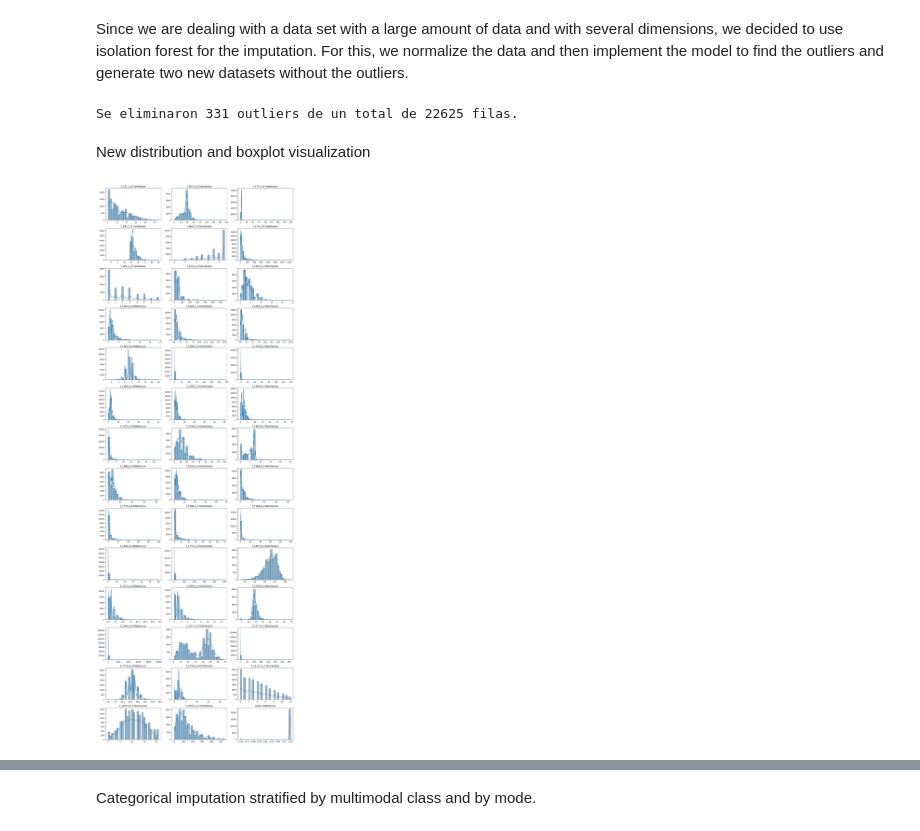
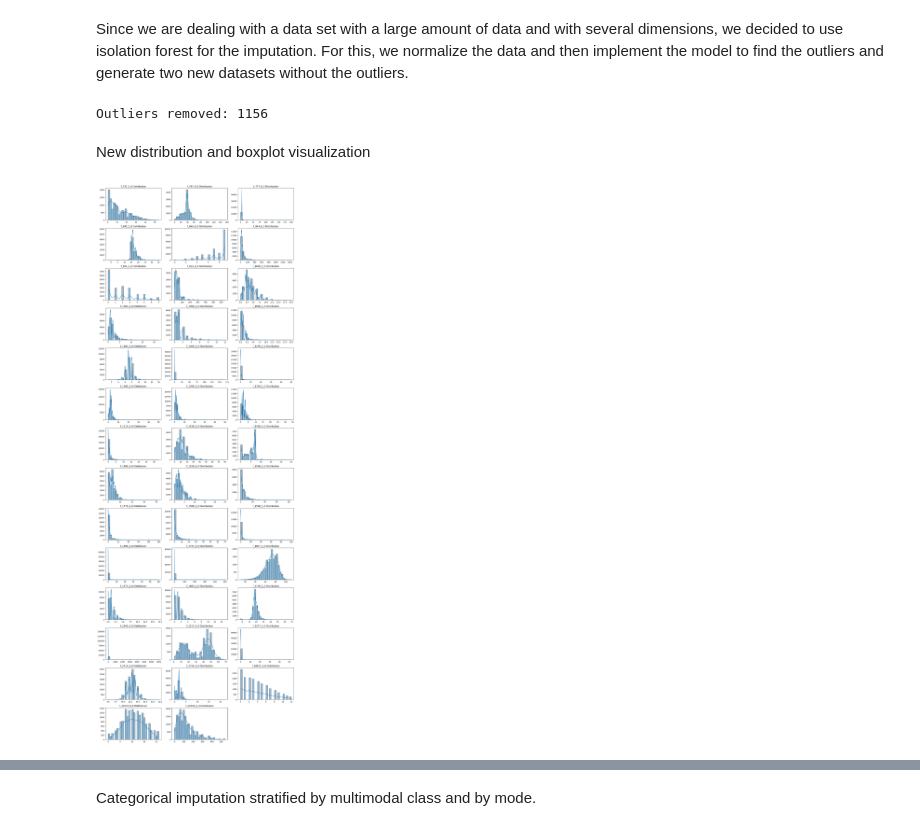
Before and after one commit to fsalamancar/Horizontal_UKB, a Jupyter notebook: touchscreen/touchscreen.ipynb, the cells around one changed output, grey strips where cells are left out. Saved outputs shown, nothing was run; the diff lists cells and outputs as text; code cells hidden in the pictures.

Commit message:
touchscreen problem solved, female study added

```diff
--- a/touchscreen/touchscreen.ipynb
+++ b/touchscreen/touchscreen.ipynb
@@ -862,9 +843,9 @@ No pairs were found with correlation above the threshold.
 Onehot encoding.
 # %%
 categorical_simple_nominal_onehot_df = onehot_encode_simple_nominal(
-    df=categorical_simple_nominal_df,
-    touchscreen_chars_df=touchscreen_chars_df,
-    touchscreen_cbkeys_df=touchscreen_cbkeys_df
+    categorical_simple_nominal_df,
+    touchscreen_chars_df,
+    touchscreen_cbkeys_df
 )
 
 categorical_simple_nominal_onehot_df.head()
@@ -1024,40 +1004,46 @@ create_boxplots(numeric_df, ncols=3)
 # %% [markdown]
 Since we are dealing with a data set with a large amount of data and with several dimensions, we decided to use isolation forest for the imputation. For this, we normalize the data and then implement the model to find the outliers and generate two new datasets without the outliers.
 # %%
-# Guardamos solo las variables numéricas sin 'eid'
-features_df = numeric_df.drop(columns=['eid'])
+numeric_clean_df, cat_mult_clean_df, cat_simple_ordinal_clean_df, cat_simple_nominal_onehot_clean_df = remove_outliers_and_align_datasets(
+    numeric_df,
+    categorical_multiple_onehot_df,
+    categorical_simple_ordinal_df,
+    categorical_simple_nominal_onehot_df
+)
 
-# Escalamos los datos
-scaler = StandardScaler()
-scaled_data = scaler.fit_transform(features_df)
+print(f"Outliers removed: {numeric_df.shape[0] - numeric_clean_df.shape[0]}")
+# # Guardamos solo las variables numéricas sin 'eid'
+# features_df = numeric_df.drop(columns=['eid'])
 
-# Creamos y entrenamos el modelo
-iso_forest = IsolationForest(contamination='auto', random_state=42)
-outlier_labels = iso_forest.fit_predict(scaled_data)
+# # Escalamos los datos
+# scaler = StandardScaler()
+# scaled_data = scaler.fit_transform(features_df)
 
-# Añadimos los resultados a numeric_df
-numeric_df['outlier'] = outlier_labels
+# # Creamos y entrenamos el modelo
+# iso_forest = IsolationForest(contamination='auto', random_state=42)
+# outlier_labels = iso_forest.fit_predict(scaled_data)
 
-# Obtenemos solo los índices de las filas NO outliers
-valid_indices = numeric_df[numeric_df['outlier'] == 1]['eid']
+# # Añadimos los resultados a numeric_df
+# numeric_df['outlier'] = outlier_labels
 
-# Filtramos ambos DataFrames usando esos 'eid'
-numeric_df_clean = numeric_df[numeric_df['eid'].isin(valid_indices)].drop(columns='outlier')
-categorical_multiple_df_clean = categorical_multiple_onehot_df[categorical_multiple_onehot_df['eid'].isin(valid_indices)]
-#categorical_simple_df_clean = categorical_simple_onehot_df[categorical_simple_onehot_df['eid'].isin(valid_indices)]
-categorical_multiple_onehot_df = categorical_multiple_onehot_df[categorical_multiple_onehot_df['eid'].isin(valid_indices)]
-categorical_simple_ordinal_df_clean = categorical_simple_ordinal_df[categorical_simple_ordinal_df['eid'].isin(valid_indices)]
-categorical_simple_nominal_df_clean = categorical_simple_nominal_df[categorical_simple_nominal_df['eid'].isin(valid_indices)]
+# # Obtenemos solo los índices de las filas NO outliers
+# valid_indices = numeric_df[numeric_df['outlier'] == 1]['eid']
 
-n_total = numeric_df.shape[0]
-n_removed = n_total - len(valid_indices)
-print(f'Se eliminaron {n_removed} outliers de un total de {n_total} filas.')
+# # Filtramos ambos DataFrames usando esos 'eid'
+# numeric_df_clean = numeric_df[numeric_df['eid'].isin(valid_indices)].drop(columns='outlier')
+# categorical_multiple_onehot_clean_df = categorical_multiple_onehot_df[categorical_multiple_onehot_df['eid'].isin(valid_indices)]
+# categorical_simple_ordinal_df_clean = categorical_simple_ordinal_df[categorical_simple_ordinal_df['eid'].isin(valid_indices)]
+# categorical_simple_nominal_onehot_clean_df = categorical_simple_nominal_onehot_df[categorical_simple_nominal_onehot_df['eid'].isin(valid_indices)]
+
+# n_total = numeric_df.shape[0]
+# n_removed = n_total - len(valid_indices)
+# print(f'Se eliminaron {n_removed} outliers de un total de {n_total} filas.')
 # %% [output]
-Se eliminaron 331 outliers de un total de 22625 filas.
+Outliers removed: 1156
 # %% [markdown]
 New distribution and boxplot visualization
 # %%
-create_histograms(numeric_df, ncols=3)
+create_histograms(numeric_clean_df, ncols=3)
 # %% [output]
-[figure, old version]
+[figure, new version]
 # %%
```
Also changed, not shown: parts of 39 cells of this notebook, 5 other files.
